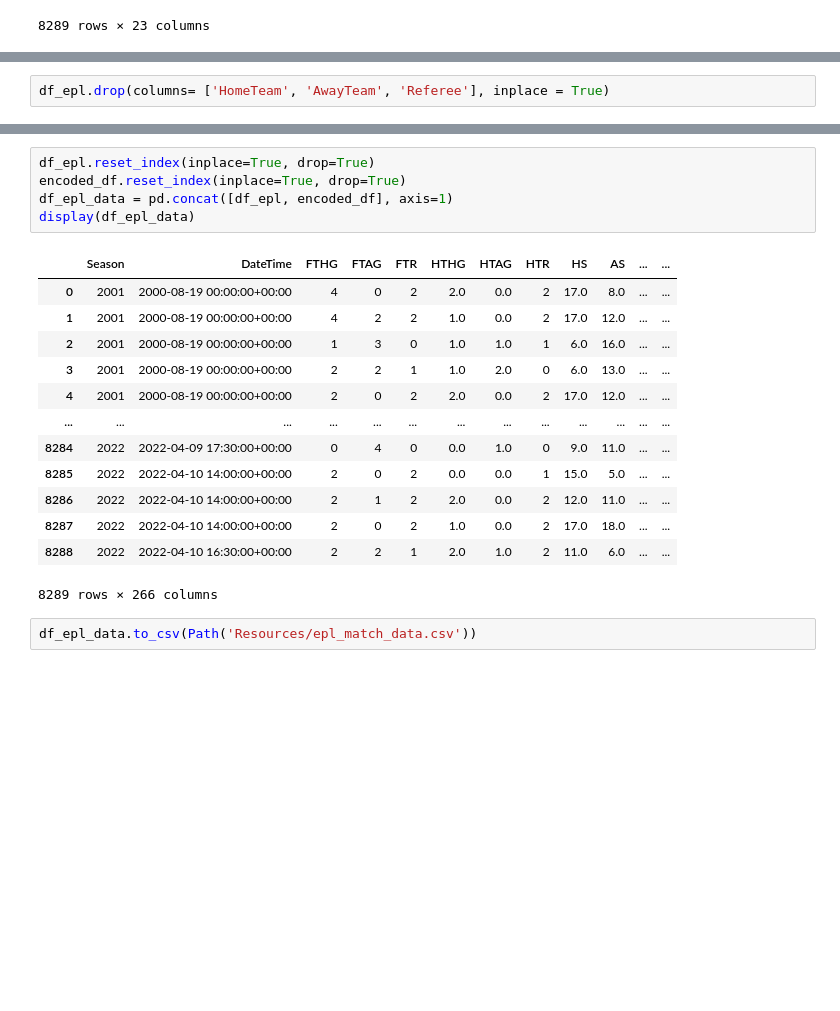
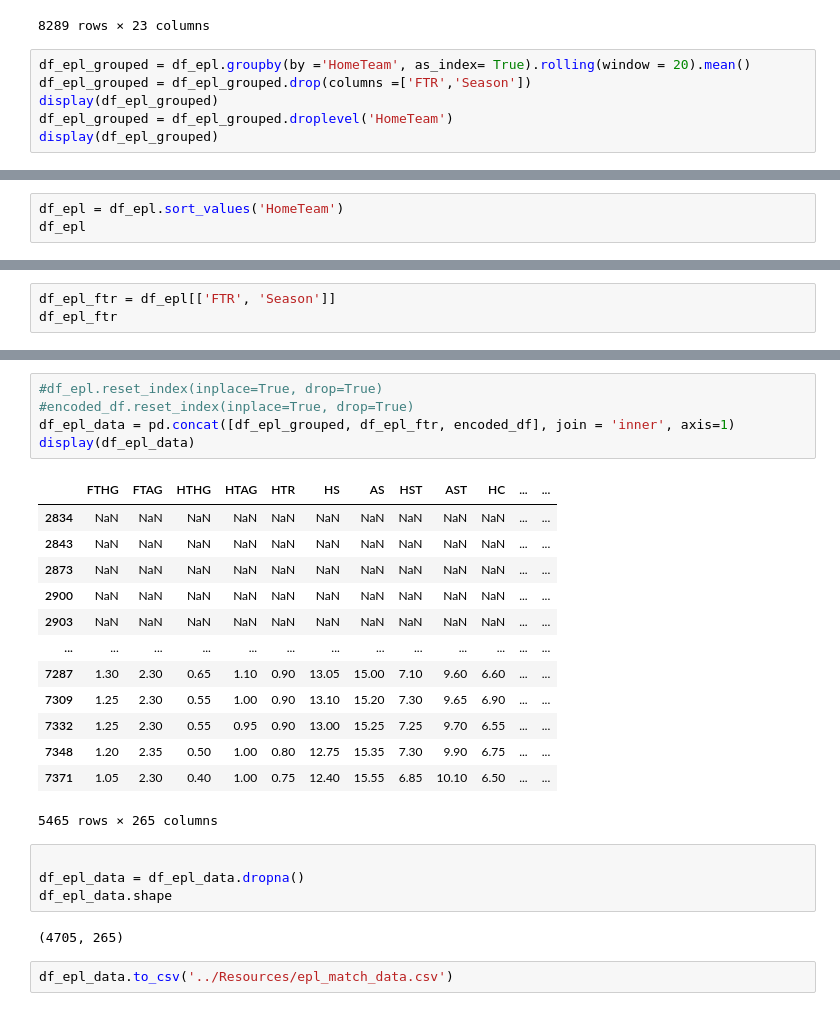
Before and after one commit to shanedsz/Sports-Betting-ML-Model, a Jupyter notebook: Data Cleaning Notebooks/epl_match_data.ipynb, the cells around one changed output, grey strips where cells are left out. Saved outputs shown, nothing was run; the diff lists cells and outputs as text; blank space fills up the shorter version.

```diff
--- a/Data Cleaning Notebooks/epl_match_data.ipynb
+++ b/Data Cleaning Notebooks/epl_match_data.ipynb
@@ -217,3 +217,9 @@ dtype: object
 | 11111 | 2022 | 2022-04-10 14:00:00+00:00 | Norwich | Burnley | 2 | 0 | 2 | 1.0 | 0.0 | 2 | ... | ... |
 | 11112 | 2022 | 2022-04-10 16:30:00+00:00 | Man City | Liverpool | 2 | 2 | 1 | 2.0 | 1.0 | 2 | ... | ... |
 8289 rows × 23 columns
+# %%
+df_epl_grouped = df_epl.groupby(by ='HomeTeam', as_index= True).rolling(window = 20).mean()
+df_epl_grouped = df_epl_grouped.drop(columns =['FTR','Season'])
+display(df_epl_grouped)
+df_epl_grouped = df_epl_grouped.droplevel('HomeTeam')
+display(df_epl_grouped)
@@ -219,0 +254,3 @@ dtype: object
+# %%
+df_epl = df_epl.sort_values('HomeTeam')
+df_epl
@@ -244,5 +295,3 @@ display(encoded_df)
 | 8287 | 0.0 | 0.0 | 0.0 | 0.0 | 0.0 | ... |
 | 8288 | 0.0 | 0.0 | 0.0 | 0.0 | 0.0 | ... |
 8289 rows × 246 columns
-# %%
-df_epl.drop(columns= ['HomeTeam', 'AwayTeam', 'Referee'], inplace = True)
@@ -250,0 +298,3 @@ KeyError: "['HomeTeam' 'AwayTeam' 'Referee'] not found in axis"
+# %%
+df_epl_ftr = df_epl[['FTR', 'Season']]
+df_epl_ftr
@@ -251,21 +315,27 @@ KeyError: "['HomeTeam' 'AwayTeam' 'Referee'] not found in axis"
 # %%
-df_epl.reset_index(inplace=True, drop=True)
-encoded_df.reset_index(inplace=True, drop=True)
-df_epl_data = pd.concat([df_epl, encoded_df], axis=1)
+#df_epl.reset_index(inplace=True, drop=True)
+#encoded_df.reset_index(inplace=True, drop=True)
+df_epl_data = pd.concat([df_epl_grouped, df_epl_ftr, encoded_df], join = 'inner', axis=1)
 display(df_epl_data)
 # %% [output]
-|  | Season | DateTime | FTHG | FTAG | FTR | HTHG | HTAG | HTR | HS | AS | ... | ... |
-| 0 | 2001 | 2000-08-19 00:00:00+00:00 | 4 | 0 | 2 | 2.0 | 0.0 | 2 | 17.0 | 8.0 | ... | ... |
-| 1 | 2001 | 2000-08-19 00:00:00+00:00 | 4 | 2 | 2 | 1.0 | 0.0 | 2 | 17.0 | 12.0 | ... | ... |
-| 2 | 2001 | 2000-08-19 00:00:00+00:00 | 1 | 3 | 0 | 1.0 | 1.0 | 1 | 6.0 | 16.0 | ... | ... |
-| 3 | 2001 | 2000-08-19 00:00:00+00:00 | 2 | 2 | 1 | 1.0 | 2.0 | 0 | 6.0 | 13.0 | ... | ... |
-| 4 | 2001 | 2000-08-19 00:00:00+00:00 | 2 | 0 | 2 | 2.0 | 0.0 | 2 | 17.0 | 12.0 | ... | ... |
+|  | FTHG | FTAG | HTHG | HTAG | HTR | HS | AS | HST | AST | HC | ... | ... |
+| 2834 | NaN | NaN | NaN | NaN | NaN | NaN | NaN | NaN | NaN | NaN | ... | ... |
+| 2843 | NaN | NaN | NaN | NaN | NaN | NaN | NaN | NaN | NaN | NaN | ... | ... |
+| 2873 | NaN | NaN | NaN | NaN | NaN | NaN | NaN | NaN | NaN | NaN | ... | ... |
+| 2900 | NaN | NaN | NaN | NaN | NaN | NaN | NaN | NaN | NaN | NaN | ... | ... |
+| 2903 | NaN | NaN | NaN | NaN | NaN | NaN | NaN | NaN | NaN | NaN | ... | ... |
 | ... | ... | ... | ... | ... | ... | ... | ... | ... | ... | ... | ... | ... |
-| 8284 | 2022 | 2022-04-09 17:30:00+00:00 | 0 | 4 | 0 | 0.0 | 1.0 | 0 | 9.0 | 11.0 | ... | ... |
-| 8285 | 2022 | 2022-04-10 14:00:00+00:00 | 2 | 0 | 2 | 0.0 | 0.0 | 1 | 15.0 | 5.0 | ... | ... |
-| 8286 | 2022 | 2022-04-10 14:00:00+00:00 | 2 | 1 | 2 | 2.0 | 0.0 | 2 | 12.0 | 11.0 | ... | ... |
-| 8287 | 2022 | 2022-04-10 14:00:00+00:00 | 2 | 0 | 2 | 1.0 | 0.0 | 2 | 17.0 | 18.0 | ... | ... |
-| 8288 | 2022 | 2022-04-10 16:30:00+00:00 | 2 | 2 | 1 | 2.0 | 1.0 | 2 | 11.0 | 6.0 | ... | ... |
+| 7287 | 1.30 | 2.30 | 0.65 | 1.10 | 0.90 | 13.05 | 15.00 | 7.10 | 9.60 | 6.60 | ... | ... |
+| 7309 | 1.25 | 2.30 | 0.55 | 1.00 | 0.90 | 13.10 | 15.20 | 7.30 | 9.65 | 6.90 | ... | ... |
+| 7332 | 1.25 | 2.30 | 0.55 | 0.95 | 0.90 | 13.00 | 15.25 | 7.25 | 9.70 | 6.55 | ... | ... |
+| 7348 | 1.20 | 2.35 | 0.50 | 1.00 | 0.80 | 12.75 | 15.35 | 7.30 | 9.90 | 6.75 | ... | ... |
+| 7371 | 1.05 | 2.30 | 0.40 | 1.00 | 0.75 | 12.40 | 15.55 | 6.85 | 10.10 | 6.50 | ... | ... |
-8289 rows × 266 columns
+5465 rows × 265 columns
+# %%
+
+df_epl_data = df_epl_data.dropna()
+df_epl_data.shape
+# %% [output]
+(4705, 265)
 # %%
-df_epl_data.to_csv(Path('Resources/epl_match_data.csv'))
+df_epl_data.to_csv('../Resources/epl_match_data.csv')
```
Also changed, not shown: parts of 6 cells of this notebook, 2 other files.
